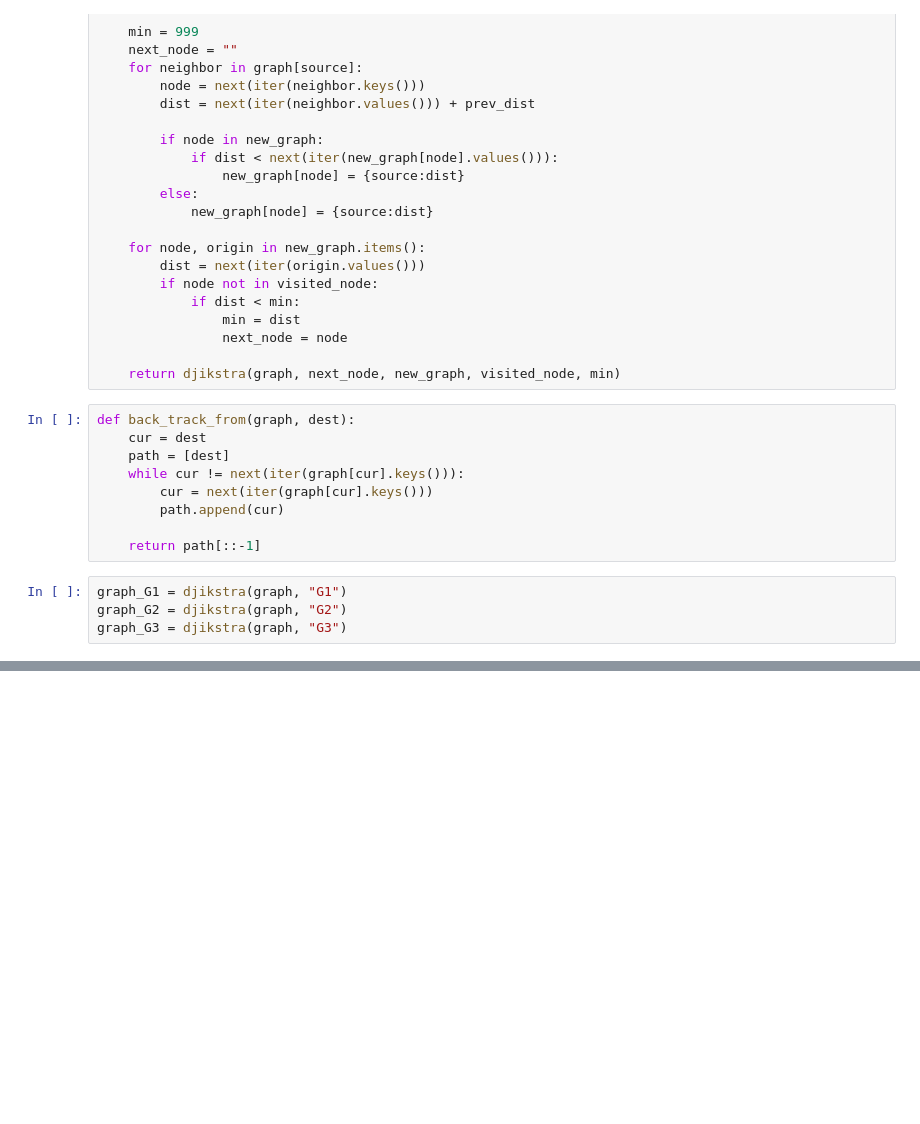
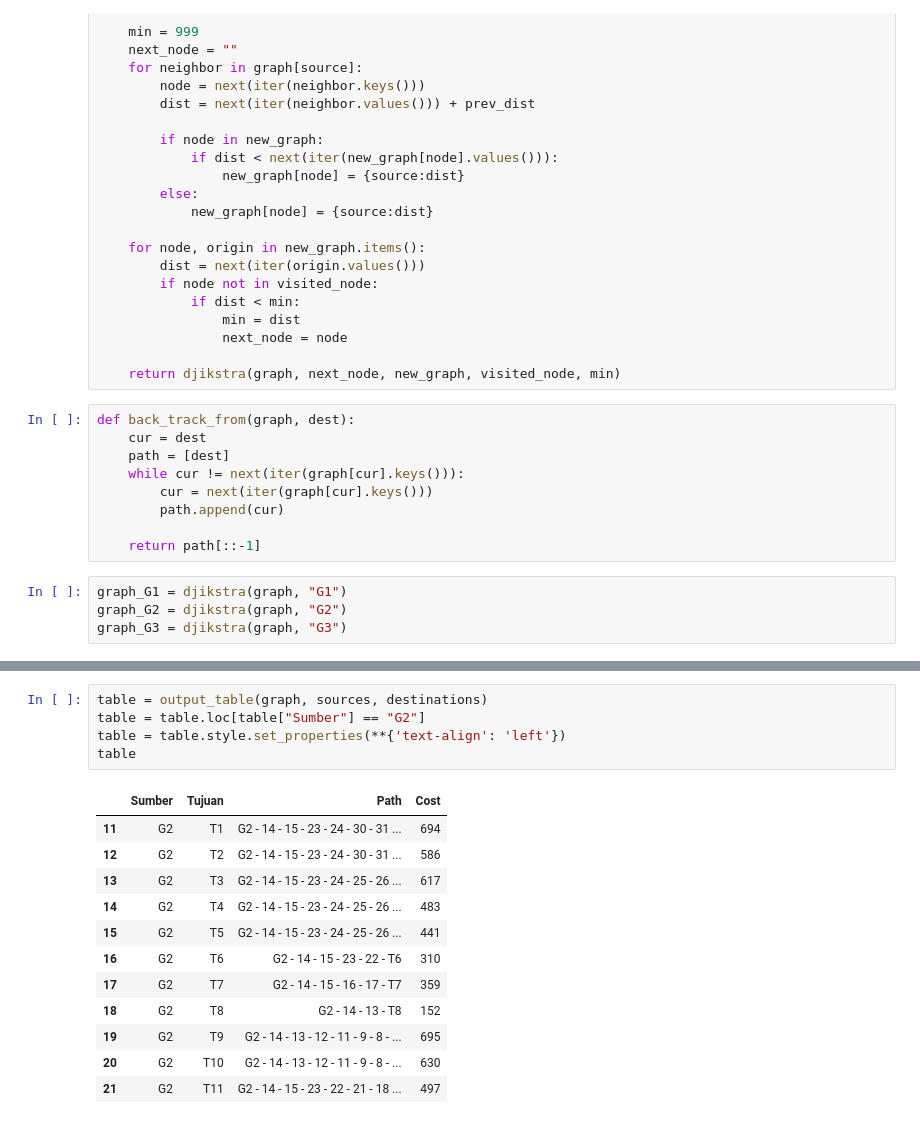
Before and after one commit to AnggaraYudha/TRO-ShortestPathDjikstra, a Jupyter notebook: djikstra.ipynb, the cells around one changed output, grey strips where cells are left out. Drawn from its saved outputs; the diff is of its cells as text; blank space fills up the shorter version.

```diff
--- a/djikstra.ipynb
+++ b/djikstra.ipynb
@@ -126,0 +202,18 @@ for dest in destinations:
+# %%
+table = output_table(graph, sources, destinations)
+table = table.loc[table["Sumber"] == "G2"]
+table = table.style.set_properties(**{'text-align': 'left'})
+table
+# %% [output]
+|  | Sumber | Tujuan | Path | Cost |
+| 11 | G2 | T1 | G2 - 14 - 15 - 23 - 24 - 30 - 31 ... | 694 |
+| 12 | G2 | T2 | G2 - 14 - 15 - 23 - 24 - 30 - 31 ... | 586 |
+| 13 | G2 | T3 | G2 - 14 - 15 - 23 - 24 - 25 - 26 ... | 617 |
+| 14 | G2 | T4 | G2 - 14 - 15 - 23 - 24 - 25 - 26 ... | 483 |
+| 15 | G2 | T5 | G2 - 14 - 15 - 23 - 24 - 25 - 26 ... | 441 |
+| 16 | G2 | T6 | G2 - 14 - 15 - 23 - 22 - T6 | 310 |
+| 17 | G2 | T7 | G2 - 14 - 15 - 16 - 17 - T7 | 359 |
+| 18 | G2 | T8 | G2 - 14 - 13 - T8 | 152 |
+| 19 | G2 | T9 | G2 - 14 - 13 - 12 - 11 - 9 - 8 - ... | 695 |
+| 20 | G2 | T10 | G2 - 14 - 13 - 12 - 11 - 9 - 8 - ... | 630 |
+| 21 | G2 | T11 | G2 - 14 - 15 - 23 - 22 - 21 - 18 ... | 497 |
```
Also changed, not shown: parts of 6 cells of this notebook.
